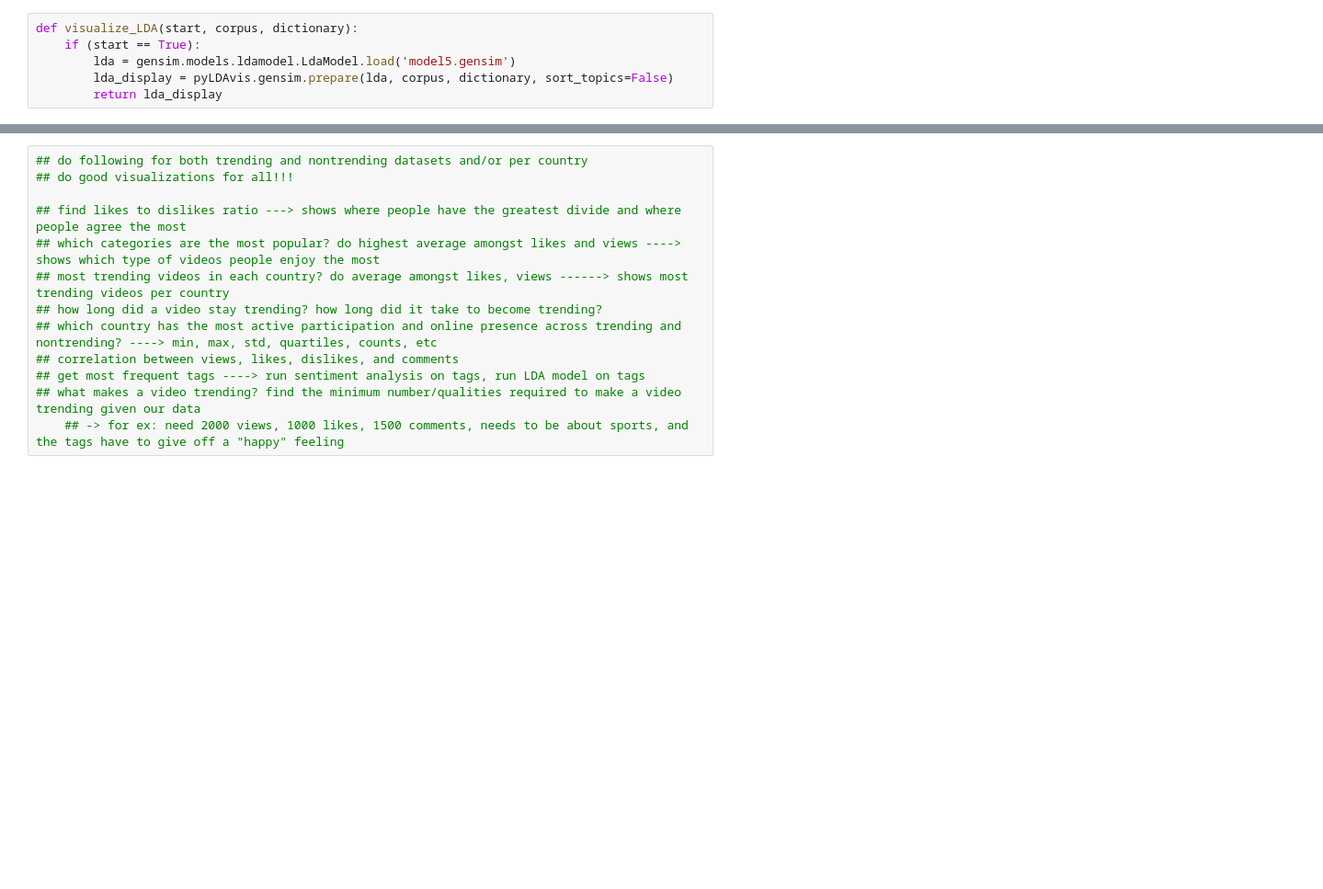
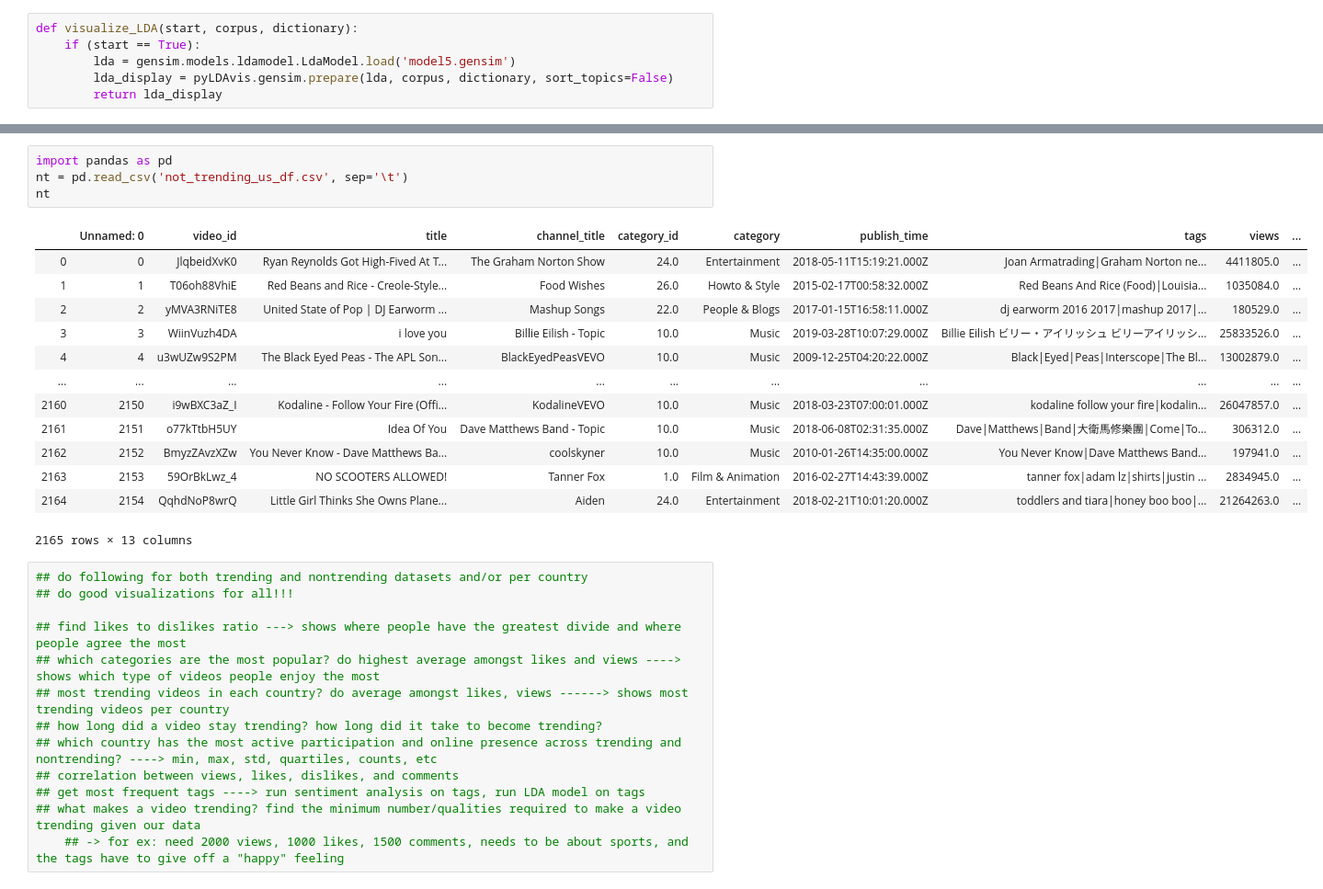
Before and after one commit to akpatnam25/trending-here-trending-there, a Jupyter notebook: FinalTrendingHereTrendingThere.ipynb, the cells around one changed output, grey strips where cells are left out. Shown: that part at 92% size. Drawn from its saved outputs; the diff is of its cells as text; blank space fills up the shorter version.

```diff
--- a/FinalTrendingHereTrendingThere.ipynb
+++ b/FinalTrendingHereTrendingThere.ipynb
@@ -512,3 +611,21 @@ for t in topics_all_dfs:
+# %%
+import pandas as pd
+nt = pd.read_csv('not_trending_us_df.csv', sep='\t')
+nt
+# %% [output]
+|  | Unnamed: 0 | video_id | title | channel_title | category_id | category | publish_time | tags | views | ... |
+| 0 | 0 | JlqbeidXvK0 | Ryan Reynolds Got High-Fived At T... | The Graham Norton Show | 24.0 | Entertainment | 2018-05-11T15:19:21.000Z | Joan Armatrading|Graham Norton ne... | 4411805.0 | ... |
+| 1 | 1 | T06oh88VhiE | Red Beans and Rice - Creole-Style... | Food Wishes | 26.0 | Howto & Style | 2015-02-17T00:58:32.000Z | Red Beans And Rice (Food)|Louisia... | 1035084.0 | ... |
+| 2 | 2 | yMVA3RNiTE8 | United State of Pop | DJ Earworm ... | Mashup Songs | 22.0 | People & Blogs | 2017-01-15T16:58:11.000Z | dj earworm 2016 2017|mashup 2017|... | 180529.0 | ... |
+| 3 | 3 | WiinVuzh4DA | i love you | Billie Eilish - Topic | 10.0 | Music | 2019-03-28T10:07:29.000Z | Billie Eilish ビリー・アイリッシュ ビリーアイリッシ... | 25833526.0 | ... |
+| 4 | 4 | u3wUZw9S2PM | The Black Eyed Peas - The APL Son... | BlackEyedPeasVEVO | 10.0 | Music | 2009-12-25T04:20:22.000Z | Black|Eyed|Peas|Interscope|The Bl... | 13002879.0 | ... |
+| ... | ... | ... | ... | ... | ... | ... | ... | ... | ... | ... |
+| 2160 | 2150 | i9wBXC3aZ_I | Kodaline - Follow Your Fire (Offi... | KodalineVEVO | 10.0 | Music | 2018-03-23T07:00:01.000Z | kodaline follow your fire|kodalin... | 26047857.0 | ... |
+| 2161 | 2151 | o77kTtbH5UY | Idea Of You | Dave Matthews Band - Topic | 10.0 | Music | 2018-06-08T02:31:35.000Z | Dave|Matthews|Band|大衛馬修樂團|Come|To... | 306312.0 | ... |
+| 2162 | 2152 | BmyzZAvzXZw | You Never Know - Dave Matthews Ba... | coolskyner | 10.0 | Music | 2010-01-26T14:35:00.000Z | You Never Know|Dave Matthews Band... | 197941.0 | ... |
+| 2163 | 2153 | 59OrBkLwz_4 | NO SCOOTERS ALLOWED! | Tanner Fox | 1.0 | Film & Animation | 2016-02-27T14:43:39.000Z | tanner fox|adam lz|shirts|justin ... | 2834945.0 | ... |
+| 2164 | 2154 | QqhdNoP8wrQ | Little Girl Thinks She Owns Plane... | Aiden | 24.0 | Entertainment | 2018-02-21T10:01:20.000Z | toddlers and tiara|honey boo boo|... | 21264263.0 | ... |
+2165 rows × 13 columns
 # %%
 ## do following for both trending and nontrending datasets and/or per country
 ## do good visualizations for all!!!
```
Also changed, not shown: parts of 19 cells of this notebook, 4 other files.
